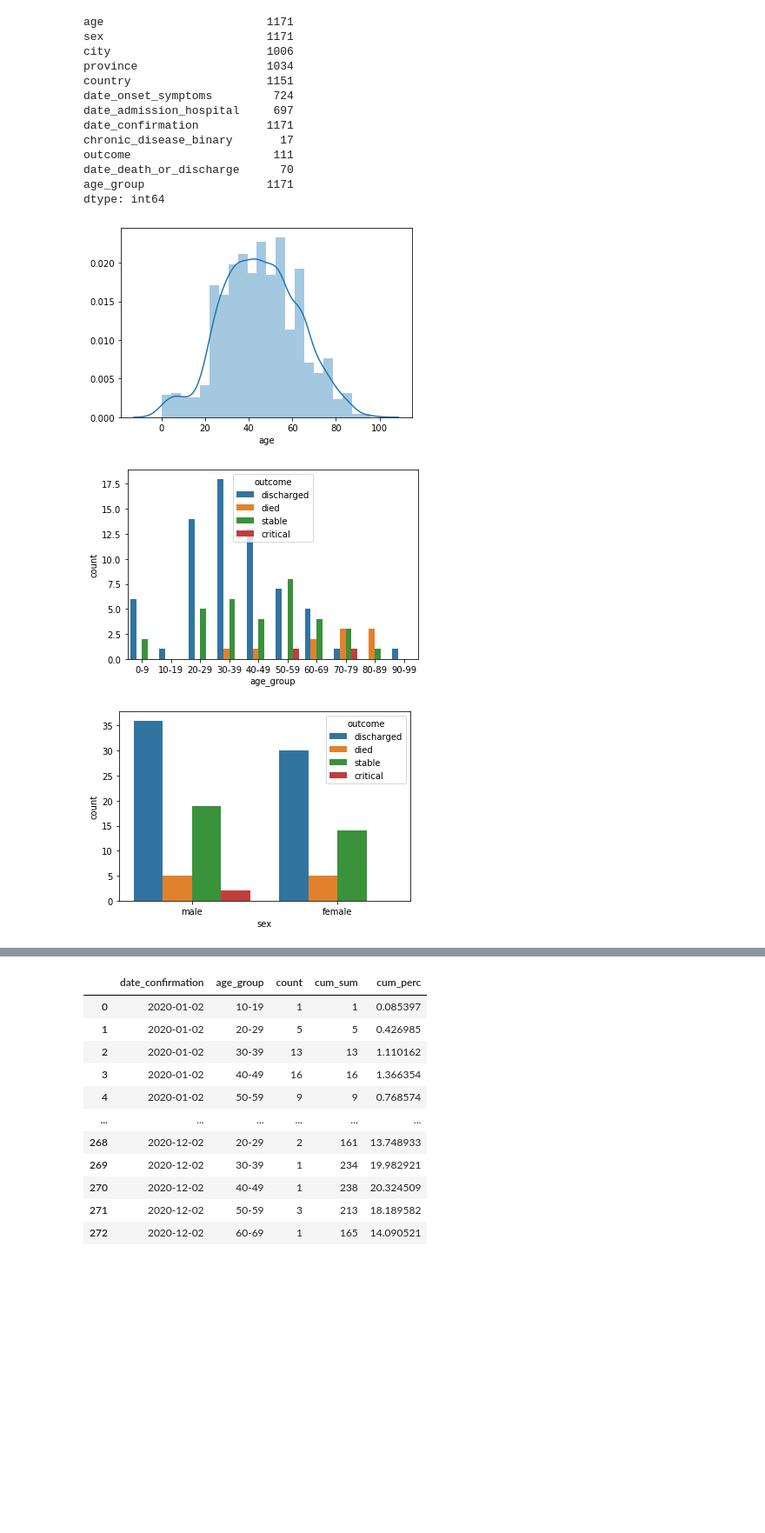
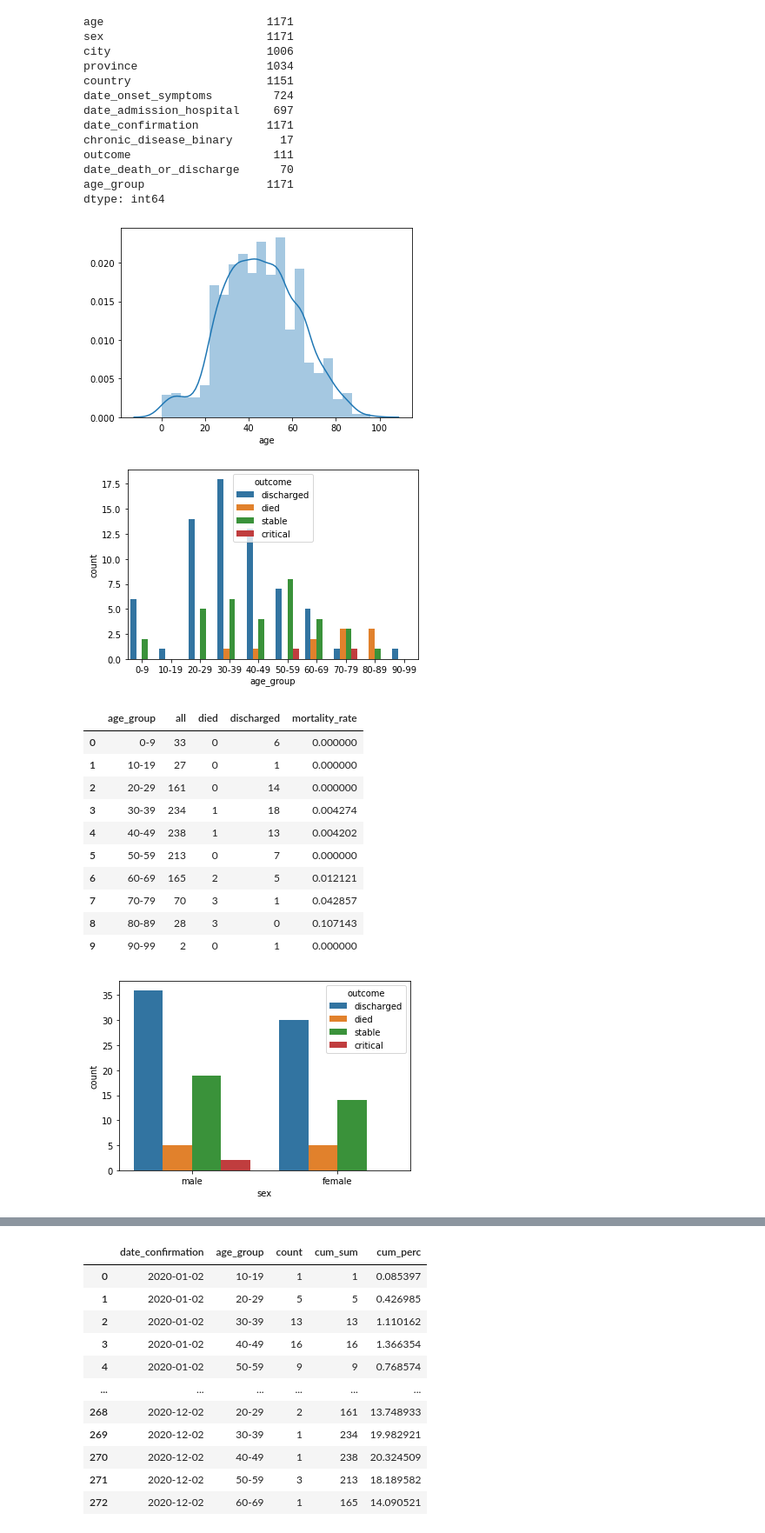
Before and after one commit to marfanwicaksono/covid19-exploration-analysis, a Jupyter notebook: novel-corona-virus-2019-dataset/novel-corona-virus-2019-dataset.ipynb, the cells around one changed output, grey strips where cells are left out. Shown at 87% size. Cells and saved outputs as stored; diff of their text form; code cells hidden in the pictures; blank space fills up the shorter version.

```diff
--- a/novel-corona-virus-2019-dataset/novel-corona-virus-2019-dataset.ipynb
+++ b/novel-corona-virus-2019-dataset/novel-corona-virus-2019-dataset.ipynb
@@ -258,15 +258,48 @@ outcome                     111
 date_death_or_discharge      70
 age_group                  1171
 dtype: int64
-# %%
-# Age and sex distribution
-sns.distplot(df_clean_age_sex['age'])
-plt.show()
-sns.countplot(x='age_group',hue='outcome',data=df_clean_age_sex)
-plt.show()
-sns.countplot(x='sex',hue='outcome',data=df_clean_age_sex)
-plt.show()
-# %% [output]
-[figure, removed]
-[figure, removed]
-[figure, removed]
+# %%
+# Age and sex distribution
+sns.distplot(df_clean_age_sex['age'])
+plt.show()
+
+# Group by age
+sns.countplot(x='age_group',hue='outcome',data=df_clean_age_sex)
+plt.show()
+
+all_age = df_clean_age_sex.groupby(['age_group']).size().reset_index(name='all')
+died_age = df_clean_age_sex[df_clean_age_sex['outcome']=='died'].groupby(['age_group']).size().reset_index(name='died')
+discharged_age = df_clean_age_sex[df_clean_age_sex['outcome']=='discharged'].groupby(['age_group']).size().reset_index(name='discharged')
+
+mortality_age = all_age.merge(died_age)
+mortality_age = mortality_age.merge(discharged_age)
+mortality_age['mortality_rate'] = mortality_age['died']/mortality_age['all']
+display(mortality_age)
+
+# Group by sex
+sns.countplot(x='sex',hue='outcome',data=df_clean_age_sex)
+plt.show()
+
+all_sex = df_clean_age_sex.groupby(['sex']).size().reset_index(name='all')
+died_sex = df_clean_age_sex[df_clean_age_sex['outcome']=='died'].groupby(['sex']).size().reset_index(name='died')
+discharged_sex = df_clean_age_sex[df_clean_age_sex['outcome']=='discharged'].groupby(['sex']).size().reset_index(name='discharged')
+
+mortality_sex = all_sex.merge(died_sex)
+mortality_sex = mortality_sex.merge(discharged_sex)
+mortality_sex['mortality_rate'] = mortality_sex['died']/mortality_sex['all']
+display(mortality_sex)
+# %% [output]
+[figure, added]
+[figure, added]
+|  | age_group | all | died | discharged | mortality_rate |
+| 0 | 0-9 | 33 | 0 | 6 | 0.000000 |
+| 1 | 10-19 | 27 | 0 | 1 | 0.000000 |
+| 2 | 20-29 | 161 | 0 | 14 | 0.000000 |
+| 3 | 30-39 | 234 | 1 | 18 | 0.004274 |
+| 4 | 40-49 | 238 | 1 | 13 | 0.004202 |
+| 5 | 50-59 | 213 | 0 | 7 | 0.000000 |
+| 6 | 60-69 | 165 | 2 | 5 | 0.012121 |
+| 7 | 70-79 | 70 | 3 | 1 | 0.042857 |
+| 8 | 80-89 | 28 | 3 | 0 | 0.107143 |
+| 9 | 90-99 | 2 | 0 | 1 | 0.000000 |
+[figure, added]
```
Also changed, not shown: parts of 1 cell of this notebook, 3 other files.
